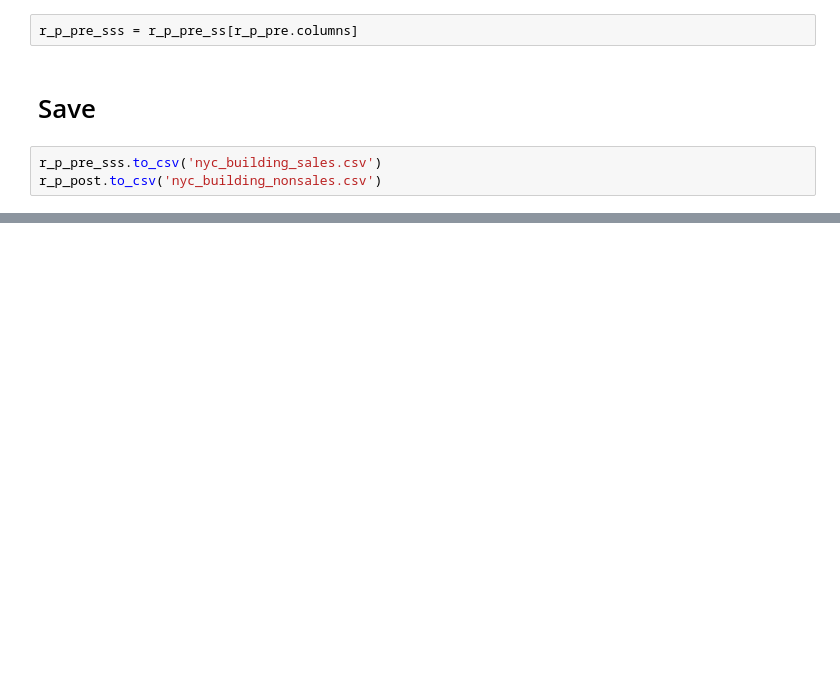
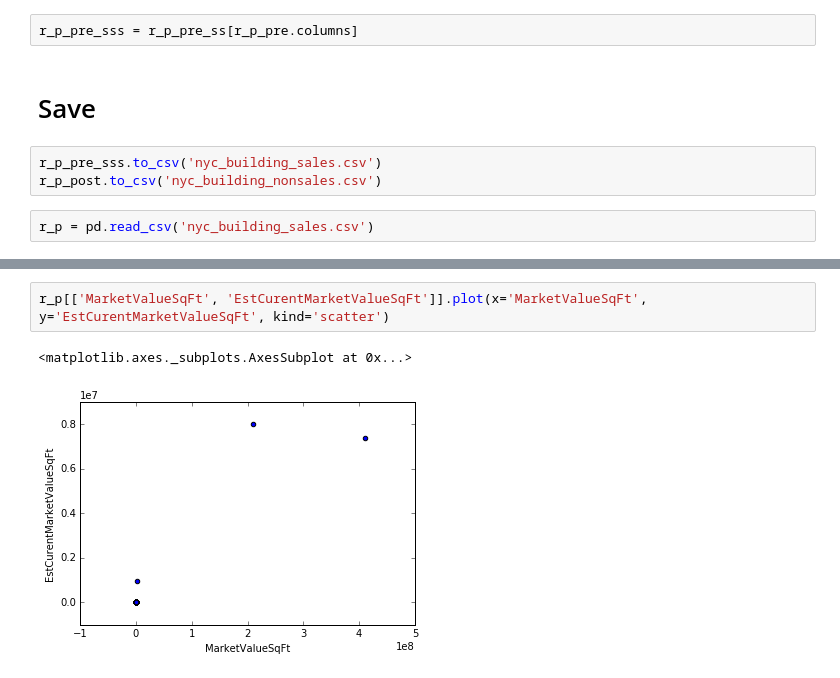
Before and after one commit to ResidentMario/nyc-buildings, a Jupyter notebook: data-munging.ipynb, the cells around one changed output, grey strips where cells are left out. Drawn from its saved outputs; the diff is of its cells as text; blank space fills up the shorter version.

```diff
--- a/data-munging.ipynb
+++ b/data-munging.ipynb
@@ -548,3 +548,5 @@ r_p_pre_sss = r_p_pre_ss[r_p_pre.columns]
 # %%
 r_p_pre_sss.to_csv('nyc_building_sales.csv')
 r_p_post.to_csv('nyc_building_nonsales.csv')
+# %%
+r_p = pd.read_csv('nyc_building_sales.csv')
@@ -550,0 +557,5 @@ r_p_post.to_csv('nyc_building_nonsales.csv')
+# %%
+r_p[['MarketValueSqFt', 'EstCurentMarketValueSqFt']].plot(x='MarketValueSqFt', y='EstCurentMarketValueSqFt', kind='scatter')
+# %% [output]
+<matplotlib.axes._subplots.AxesSubplot at 0x...>
+[figure, added]
```
Also changed, not shown: parts of 15 cells of this notebook, 1 other file.
